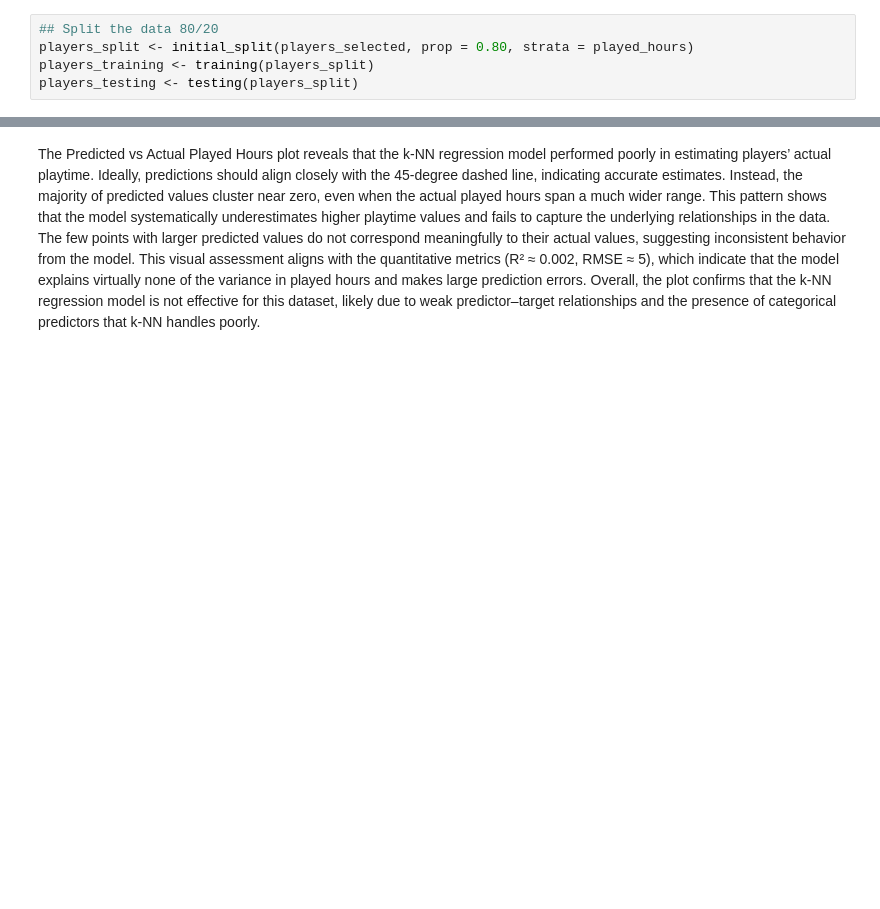
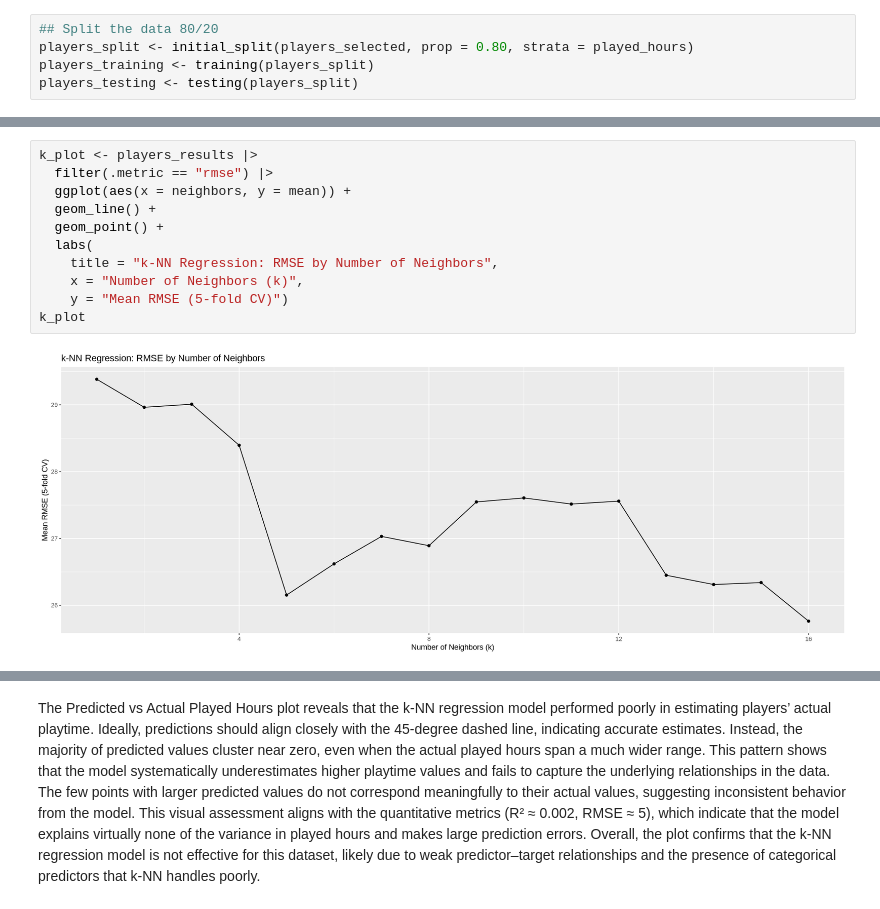
Before and after one commit to ctrl-tiramisu/dsci100-group-008, a Jupyter notebook: group 8 report-Copy1.ipynb, the cells around one changed output, grey strips where cells are left out. Drawn from its saved outputs; the diff is of its cells as text; blank space fills up the shorter version.

```diff
--- a/group 8 report-Copy1.ipynb
+++ b/group 8 report-Copy1.ipynb
@@ -407,5 +404,18 @@ A tibble: 3 × 3
 | rmse | standard | 23.40734694 |
 | rsq | standard | 0.02755972 |
 | mae | standard | 10.19250000 |
+# %%
+k_plot <- players_results |>
+  filter(.metric == "rmse") |>
+  ggplot(aes(x = neighbors, y = mean)) +
+  geom_line() +
+  geom_point() +
+  labs(
+    title = "k-NN Regression: RMSE by Number of Neighbors",
+    x = "Number of Neighbors (k)",
+    y = "Mean RMSE (5-fold CV)")
+k_plot
+# %% [output]
+[figure, added]
 # %%
 ## Plot the KNN Results
```
Also changed, not shown: parts of 3 cells of this notebook.
